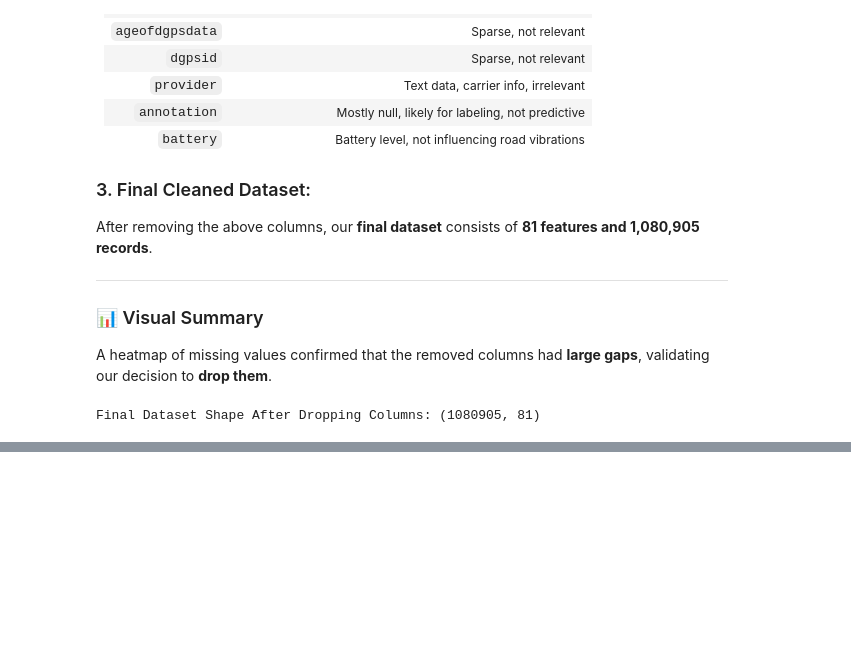
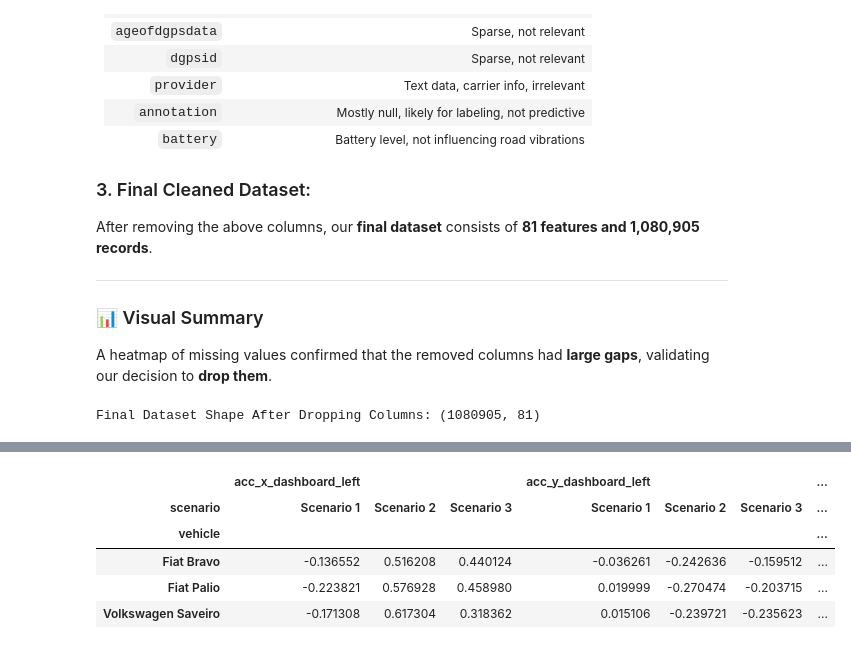
Before and after one commit to issa-ennab/Final-Team-Project-ML-IoT-Application, a Jupyter notebook: notebooks/01_data_cleaning.ipynb, the cells around one changed output, grey strips where cells are left out. Cells and saved outputs as stored; diff of their text form; code cells hidden in the pictures; blank space fills up the shorter version.

```diff
--- a/notebooks/01_data_cleaning.ipynb
+++ b/notebooks/01_data_cleaning.ipynb
@@ -226,0 +327,23 @@ Final Dataset Shape After Dropping Columns: (1080905, 81)
+# %%
+# 2. Pivot Table - Aggregating Sensor Data per Vehicle and Scenario
+
+# Create a pivot table to aggregate sensor data per vehicle and scenario
+pivot_vehicle_scenario = master_df.pivot_table(
+    values=['acc_x_dashboard_left', 'acc_y_dashboard_left', 'acc_z_dashboard_left'],
+    index='vehicle',
+    columns='scenario',
+    aggfunc='mean'
+)
+
+# Display the pivot table
+display(pivot_vehicle_scenario)
+
+# Save the pivot table to a CSV file
+pivot_vehicle_scenario.to_csv('dataset/pivot_vehicle_scenario.csv')
+# %% [output]
+|  | acc_x_dashboard_left |  |  | acc_y_dashboard_left |  |  | ... |
+| scenario | Scenario 1 | Scenario 2 | Scenario 3 | Scenario 1 | Scenario 2 | Scenario 3 | ... |
+| vehicle |  |  |  |  |  |  | ... |
+| Fiat Bravo | -0.136552 | 0.516208 | 0.440124 | -0.036261 | -0.242636 | -0.159512 | ... |
+| Fiat Palio | -0.223821 | 0.576928 | 0.458980 | 0.019999 | -0.270474 | -0.203715 | ... |
+| Volkswagen Saveiro | -0.171308 | 0.617304 | 0.318362 | 0.015106 | -0.239721 | -0.235623 | ... |
```
Also changed, not shown: parts of 15 cells of this notebook, 9 other files.
